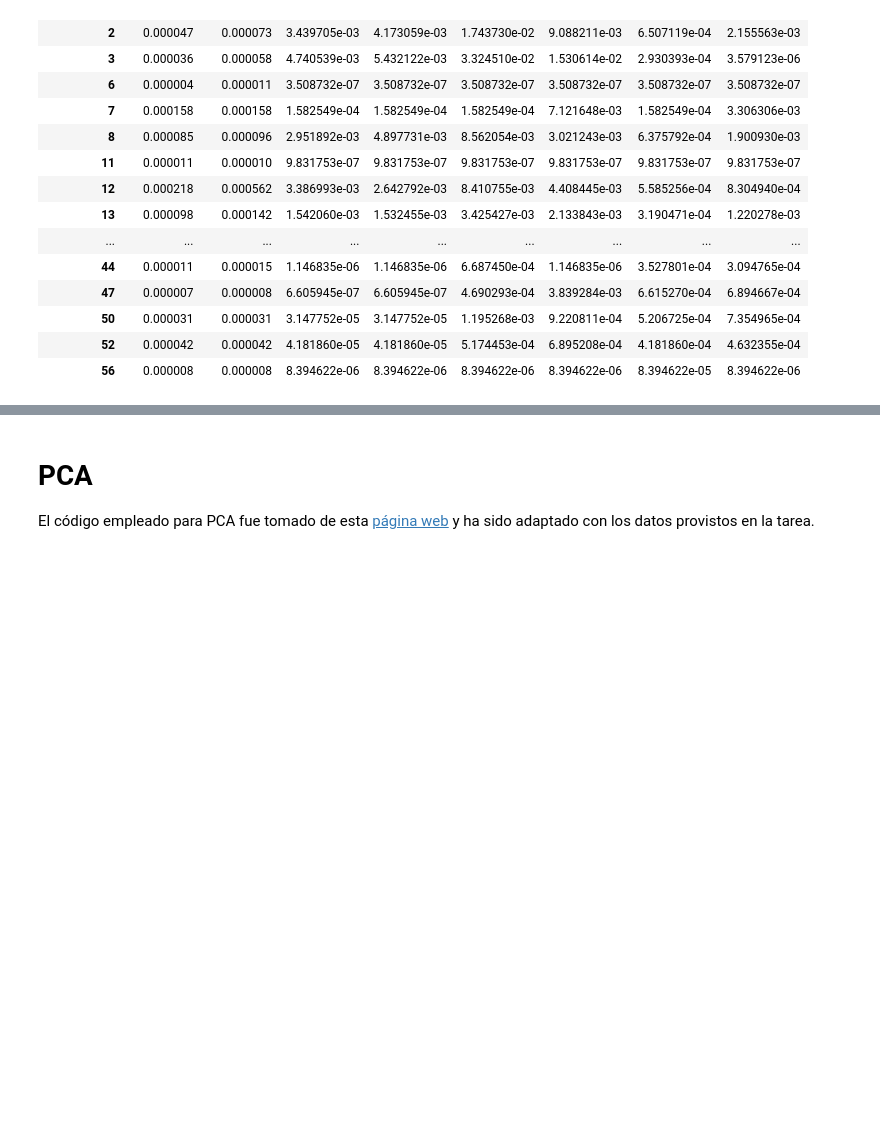
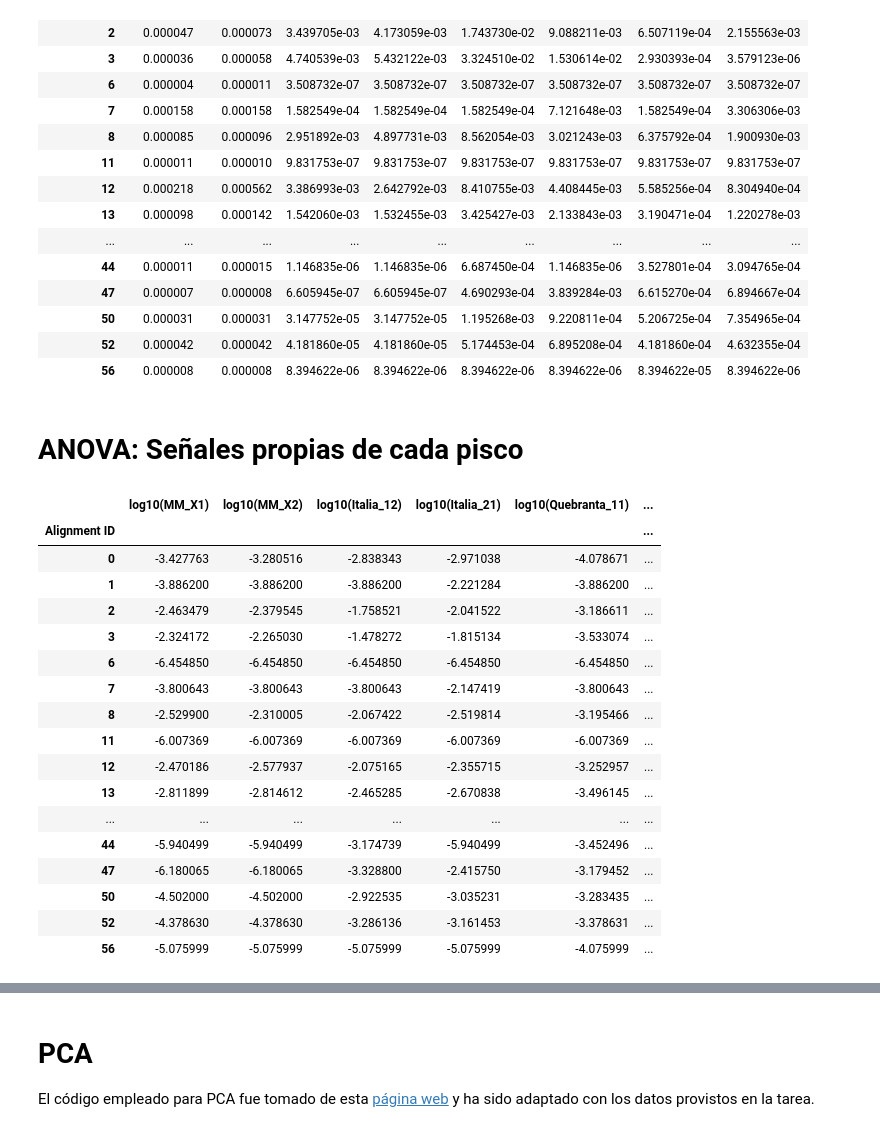
Before and after one commit to Lab-Instrumental-2023-2/MS-DataMining-Processing, a Jupyter notebook: Procesamiento_de_datos.ipynb, the cells around one changed output, grey strips where cells are left out. Cells and saved outputs as stored; diff of their text form; code cells hidden in the pictures; blank space fills up the shorter version.

```diff
--- a/Procesamiento_de_datos.ipynb
+++ b/Procesamiento_de_datos.ipynb
@@ -358,3 +358,30 @@ data_sig2
 | 50 | 0.000031 | 0.000031 | 3.147752e-05 | 3.147752e-05 | 1.195268e-03 | 9.220811e-04 | 5.206725e-04 | 7.354965e-04 |
 | 52 | 0.000042 | 0.000042 | 4.181860e-05 | 4.181860e-05 | 5.174453e-04 | 6.895208e-04 | 4.181860e-04 | 4.632355e-04 |
 | 56 | 0.000008 | 0.000008 | 8.394622e-06 | 8.394622e-06 | 8.394622e-06 | 8.394622e-06 | 8.394622e-05 | 8.394622e-06 |
+# %% [markdown]
+# ANOVA: Señales propias de cada pisco
+# %%
+log10datos_anova = data_sig2.iloc[:,range(2,8)].apply(lambda x: np.log10(x))
+nombres = {col:"log10("+str(col)+")" for col in log10datos_anova.columns}
+log10datos_anova = log10datos_anova.rename(columns = nombres)
+
+log10datos_anova
+# %% [output]
+|  | log10(MM_X1) | log10(MM_X2) | log10(Italia_12) | log10(Italia_21) | log10(Quebranta_11) | ... |
+| Alignment ID |  |  |  |  |  | ... |
+| 0 | -3.427763 | -3.280516 | -2.838343 | -2.971038 | -4.078671 | ... |
+| 1 | -3.886200 | -3.886200 | -3.886200 | -2.221284 | -3.886200 | ... |
+| 2 | -2.463479 | -2.379545 | -1.758521 | -2.041522 | -3.186611 | ... |
+| 3 | -2.324172 | -2.265030 | -1.478272 | -1.815134 | -3.533074 | ... |
+| 6 | -6.454850 | -6.454850 | -6.454850 | -6.454850 | -6.454850 | ... |
+| 7 | -3.800643 | -3.800643 | -3.800643 | -2.147419 | -3.800643 | ... |
+| 8 | -2.529900 | -2.310005 | -2.067422 | -2.519814 | -3.195466 | ... |
+| 11 | -6.007369 | -6.007369 | -6.007369 | -6.007369 | -6.007369 | ... |
+| 12 | -2.470186 | -2.577937 | -2.075165 | -2.355715 | -3.252957 | ... |
+| 13 | -2.811899 | -2.814612 | -2.465285 | -2.670838 | -3.496145 | ... |
+| ... | ... | ... | ... | ... | ... | ... |
+| 44 | -5.940499 | -5.940499 | -3.174739 | -5.940499 | -3.452496 | ... |
+| 47 | -6.180065 | -6.180065 | -3.328800 | -2.415750 | -3.179452 | ... |
+| 50 | -4.502000 | -4.502000 | -2.922535 | -3.035231 | -3.283435 | ... |
+| 52 | -4.378630 | -4.378630 | -3.286136 | -3.161453 | -3.378631 | ... |
+| 56 | -5.075999 | -5.075999 | -5.075999 | -5.075999 | -4.075999 | ... |
```
Also changed, not shown: parts of 17 cells of this notebook.
